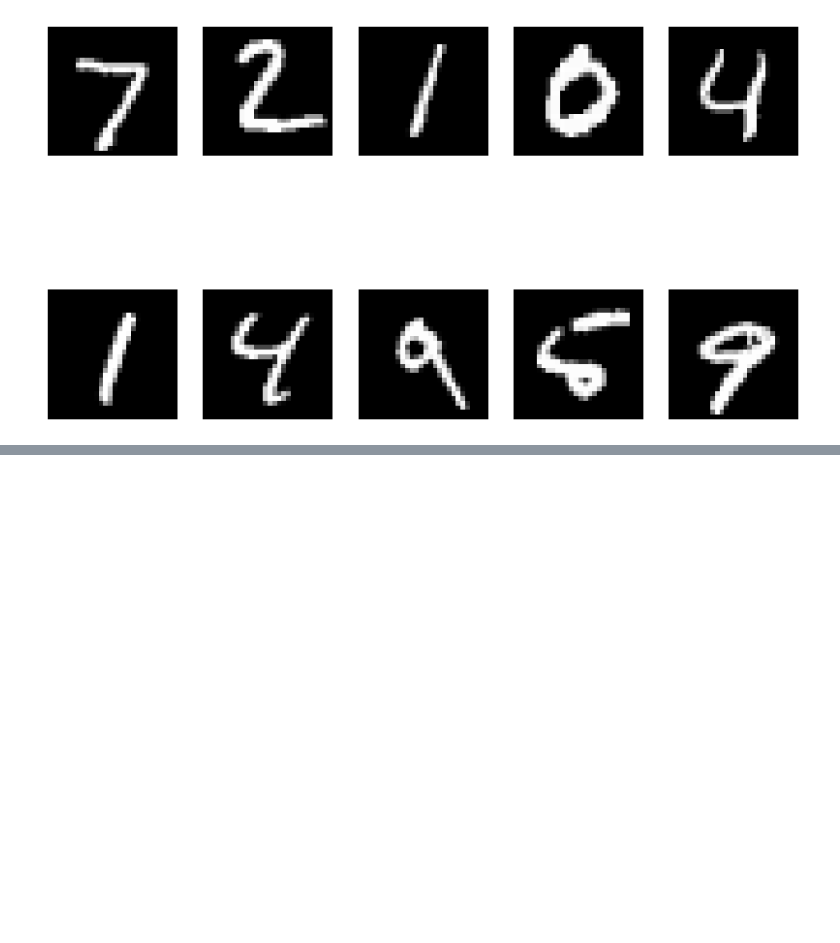
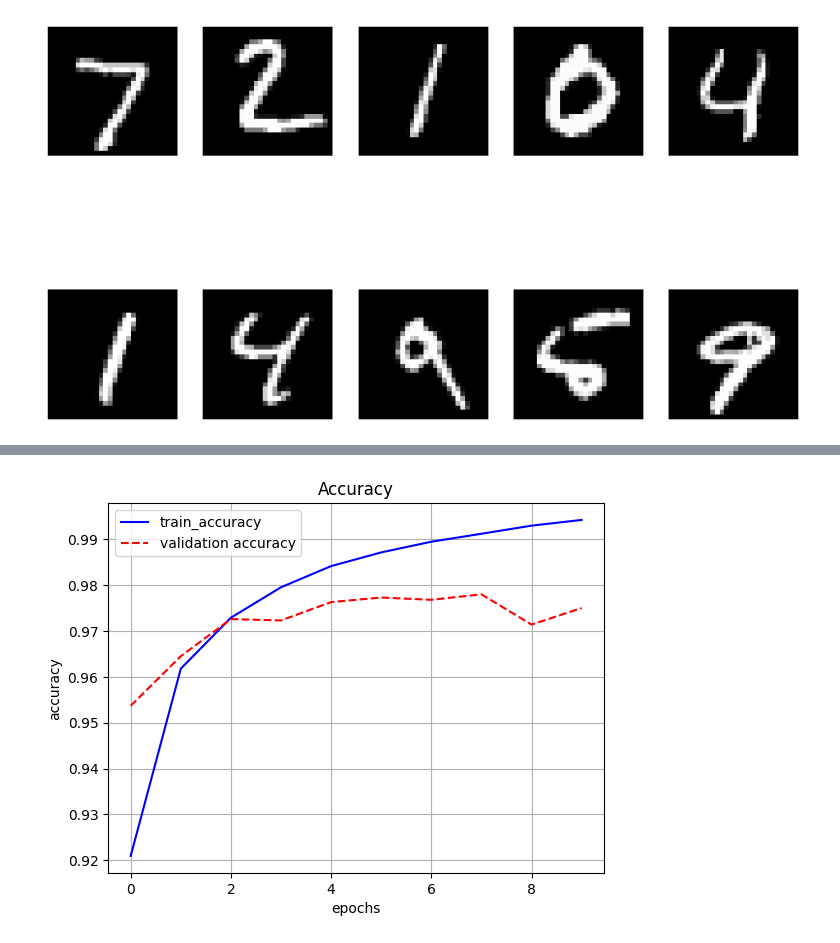
Before and after one commit to whatnews72/----, a Jupyter notebook: minst_classification_by_hand_ipynb의_사본.ipynb, the cells around one changed output, grey strips where cells are left out. Cells and saved outputs as stored; diff of their text form; code cells hidden in the pictures; blank space fills up the shorter version.

```diff
--- a/minst_classification_by_hand_ipynb의_사본.ipynb
+++ b/minst_classification_by_hand_ipynb의_사본.ipynb
@@ -131,0 +204,11 @@ plt.show()
+# %%
+plt.title('Accuracy')
+plt.xlabel('epochs')
+plt.ylabel('accuracy')
+plt.grid()
+plt.plot(hist.history['accuracy'], 'b-', label='train_accuracy')
+plt.plot(hist.history['val_accuracy'], 'r--', label='validation accuracy')
+plt.legend(loc='best')
+plt.show()
+# %% [output]
+[figure, added]
```
Also changed, not shown: parts of 11 cells of this notebook.
